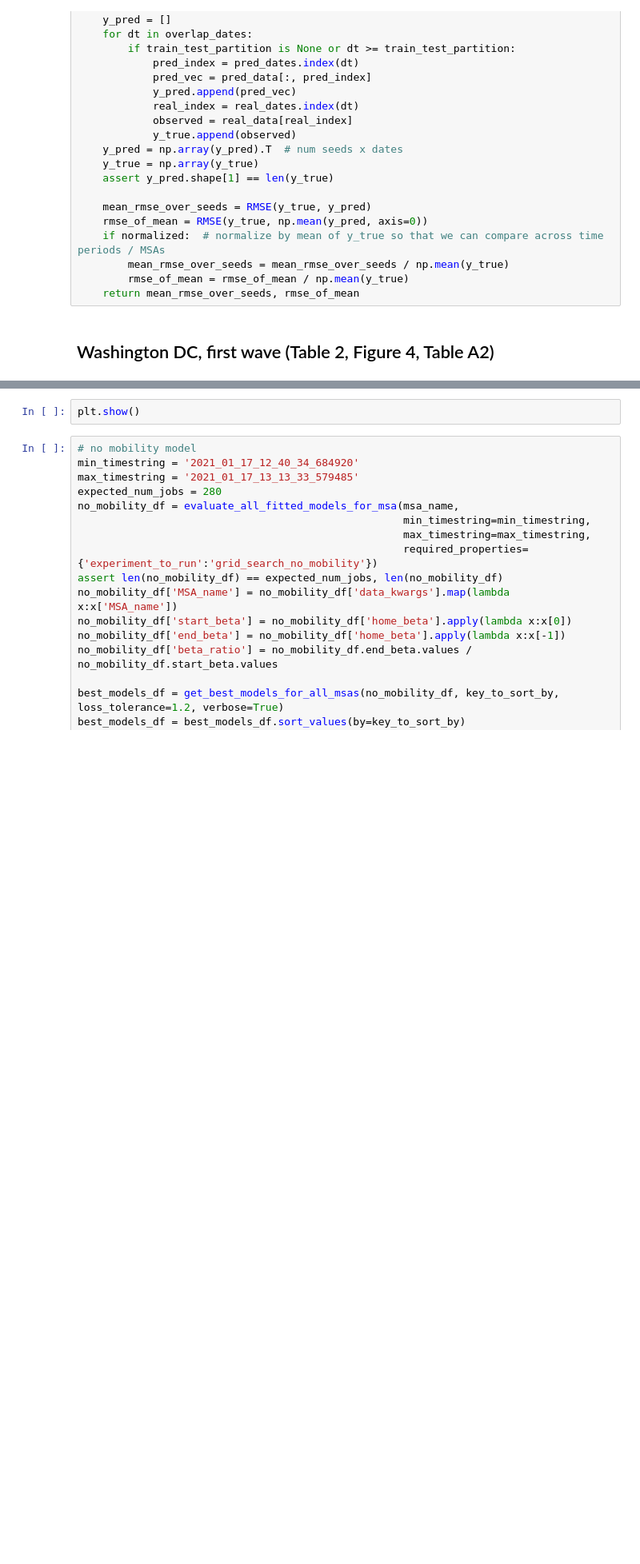
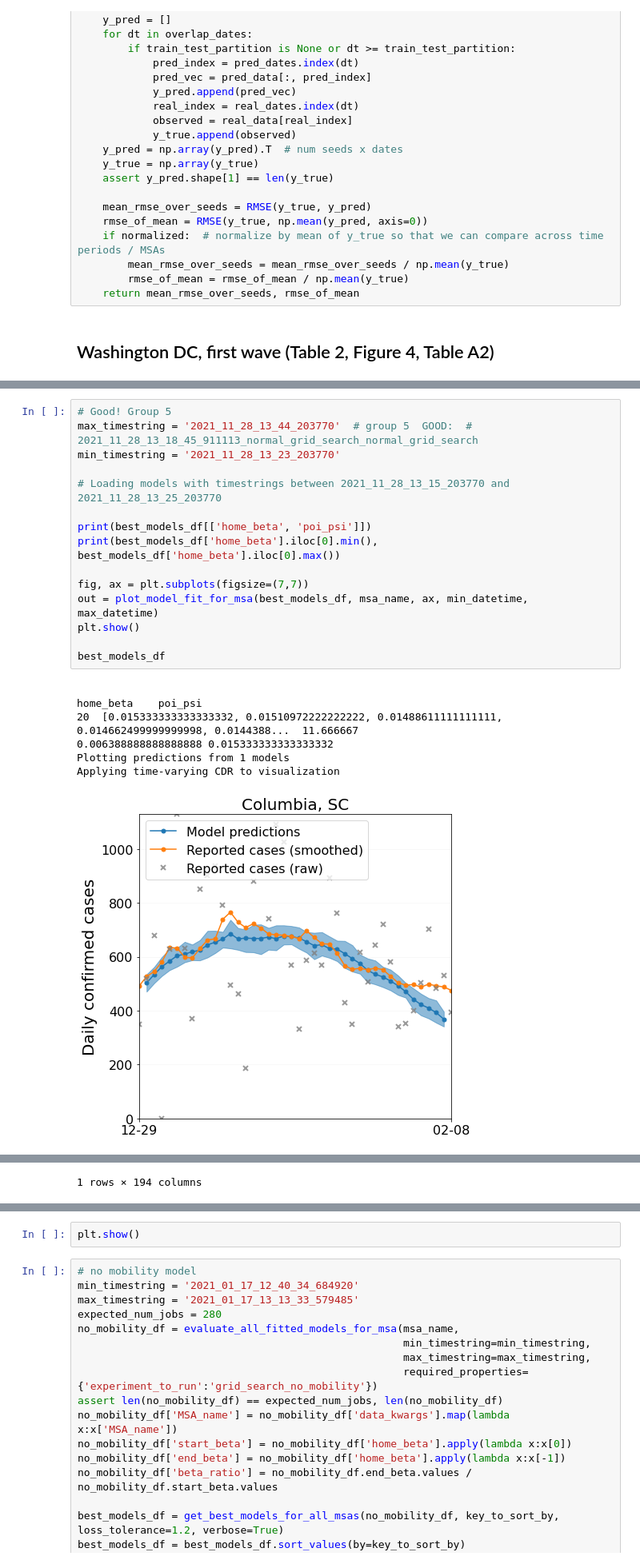
Before and after one commit to gladcolor/covid-mobility-tool, a Jupyter notebook: make_figures.ipynb, the cells around one changed output, grey strips where cells are left out. Shown at 80% size. Cells and saved outputs as stored; diff of their text form; blank space fills up the shorter version.

```diff
--- a/make_figures.ipynb
+++ b/make_figures.ipynb
@@ -274,0 +338,22 @@ Applying time-varying CDR to visualization
+# %%
+# Good! Group 5
+max_timestring = '2021_11_28_13_44_203770'  # group 5  GOOD:  # 2021_11_28_13_18_45_911113_normal_grid_search_normal_grid_search
+min_timestring = '2021_11_28_13_23_203770'
+
+# Loading models with timestrings between 2021_11_28_13_15_203770 and 2021_11_28_13_25_203770
+
+print(best_models_df[['home_beta', 'poi_psi']])
+print(best_models_df['home_beta'].iloc[0].min(), best_models_df['home_beta'].iloc[0].max())
+
+fig, ax = plt.subplots(figsize=(7,7))
+out = plot_model_fit_for_msa(best_models_df, msa_name, ax, min_datetime, max_datetime)
+plt.show()
+
+best_models_df
+# %% [output]
+                                                                                              home_beta    poi_psi
+20  [0.015333333333333332, 0.01510972222222222, 0.01488611111111111, 0.014662499999999998, 0.0144388...  11.666667
+0.006388888888888888 0.015333333333333332
+Plotting predictions from 1 models
+Applying time-varying CDR to visualization
+[figure, added]
@@ -275,2 +362,3 @@ Applying time-varying CDR to visualization
+1 rows × 194 columns
 # %%
 # best_models_df.head(5)
```
Also changed, not shown: parts of 19 cells of this notebook, 6 other files.
